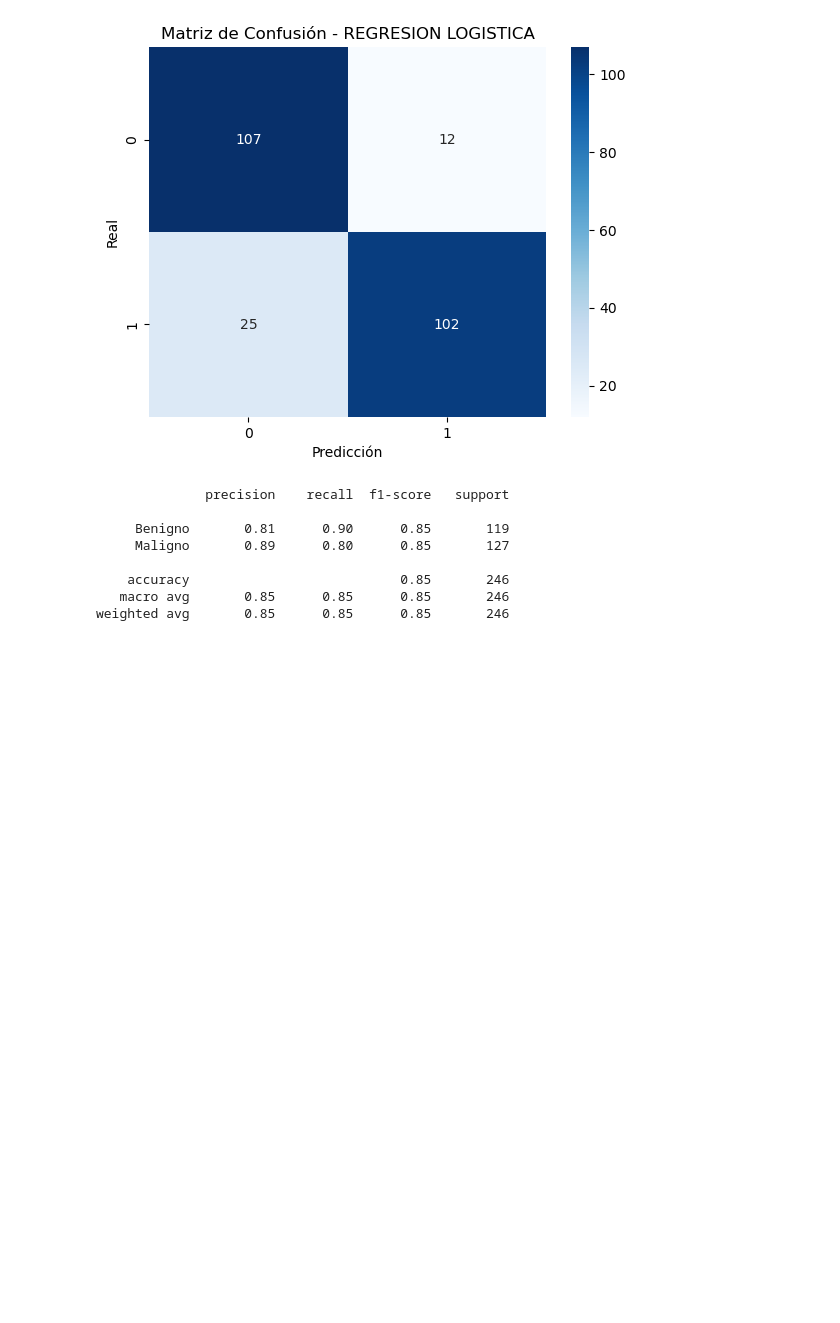
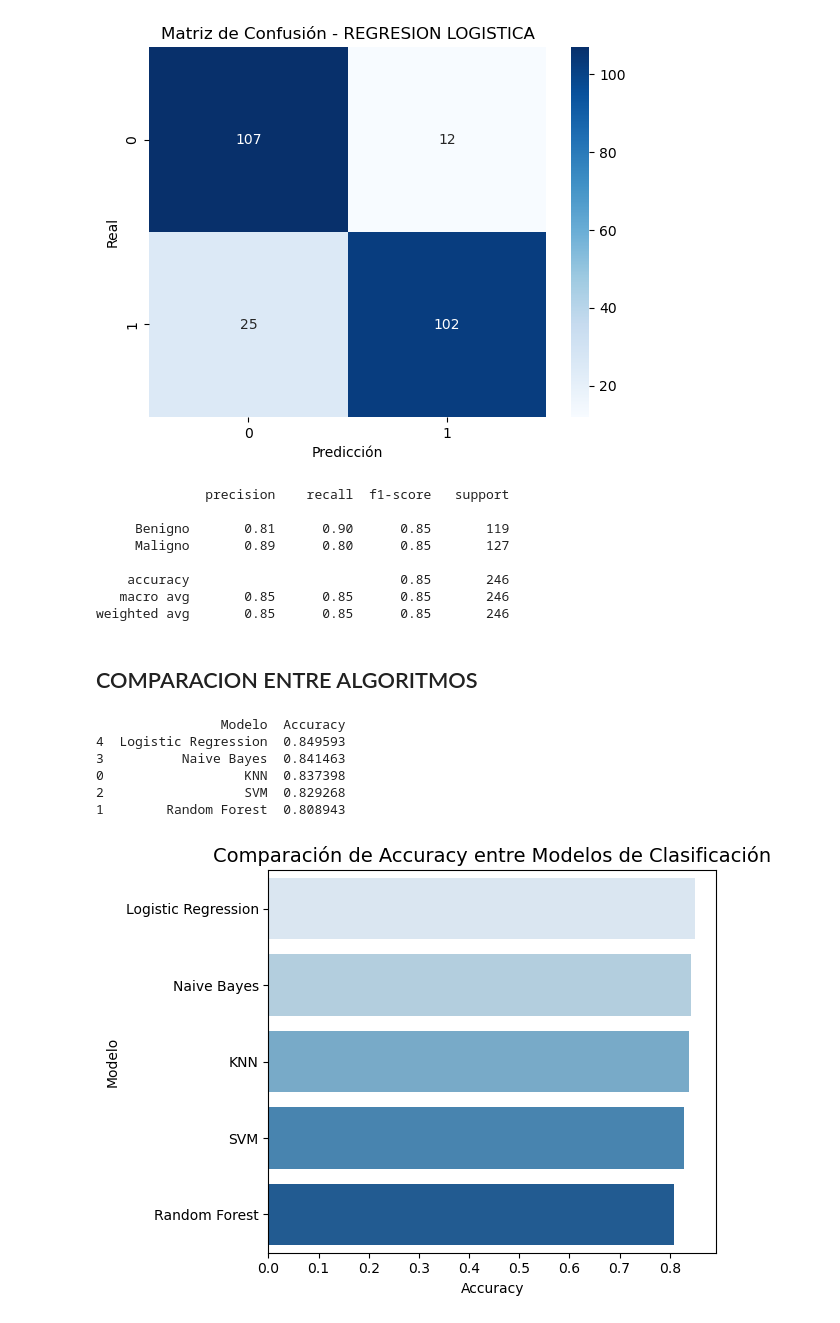
Before and after one commit to Abel-Leon/API_ALGORITMOS_GR8, a Jupyter notebook: mammographic/Algoritmos.ipynb, the cells around one changed output. Cells and saved outputs as stored; diff of their text form; code cells hidden in the pictures; blank space fills up the shorter version.

Commit message:
Agregando una tabla y grafico para la comparacion entre los 5 algoritmos realizados(KNN,Random Forest,SVM,Naive Bayes y Logistic Regression)

```diff
--- a/mammographic/Algoritmos.ipynb
+++ b/mammographic/Algoritmos.ipynb
@@ -54,12 +54,12 @@ from sklearn.neighbors import KNeighborsClassifier
 knn_mm = KNeighborsClassifier(n_neighbors=3)
 #Entrenar el algoritmo
 knn_mm.fit(x_train,y_train)
-predicciones = knn_mm.predict(x_test)
+predicciones_knn = knn_mm.predict(x_test)
 ##Matriz de confusion
 from sklearn.metrics import classification_report, confusion_matrix
-tn, fp, fn, tp = confusion_matrix(y_test,predicciones).ravel()
+tn, fp, fn, tp = confusion_matrix(y_test,predicciones_knn).ravel()
 
-sb.heatmap(confusion_matrix(y_test,predicciones),annot=True,fmt="d",cmap="Blues")
+sb.heatmap(confusion_matrix(y_test,predicciones_knn),annot=True,fmt="d",cmap="Blues")
 plt.title('Confusion Matrix')
 plt.xlabel('Prediccion')
 plt.ylabel('Real')
@@ -230,3 +230,50 @@ print(classification_report(y_test, predicciones_lr, target_names= clasificadore
     accuracy                           0.85       246
    macro avg       0.85      0.85      0.85       246
 weighted avg       0.85      0.85      0.85       246
+# %% [markdown]
+## COMPARACION ENTRE ALGORITMOS
+# %%
+from sklearn.metrics import accuracy_score
+modelos = {
+    'KNN': predicciones,
+    'Random Forest': predicciones_rf,
+    'SVM': predicciones_svm,
+    'Naive Bayes': predicciones_nb,
+    'Logistic Regression': predicciones_lr,
+}
+resultados = []
+for nombre, prediccion in modelos.items():
+    resultados.append({
+        'Modelo': nombre,
+        'Accuracy': accuracy_score(y_test, prediccion)
+    })
+
+df_resultados = pd.DataFrame(resultados)
+df_resultados_ordenado = df_resultados.sort_values(by='Accuracy', ascending=False)
+print(df_resultados_ordenado)
+# %% [output]
+                Modelo  Accuracy
+4  Logistic Regression  0.849593
+3          Naive Bayes  0.841463
+0                  KNN  0.837398
+2                  SVM  0.829268
+1        Random Forest  0.808943
+# %%
+###Ponemos la comparacion en grafico
+sb.barplot(
+    x='Accuracy',
+    y='Modelo',
+    hue='Modelo',
+    data=df_resultados_ordenado,
+    palette='Blues',
+    legend=False
+)
+
+plt.title('Comparación de Accuracy entre Modelos de Clasificación', fontsize=14)
+plt.xlabel('Accuracy')
+plt.ylabel('Modelo')
+
+plt.tight_layout()
+plt.show()
+# %% [output]
+[figure, added]
```
Also changed, not shown: parts of 1 cell of this notebook.
